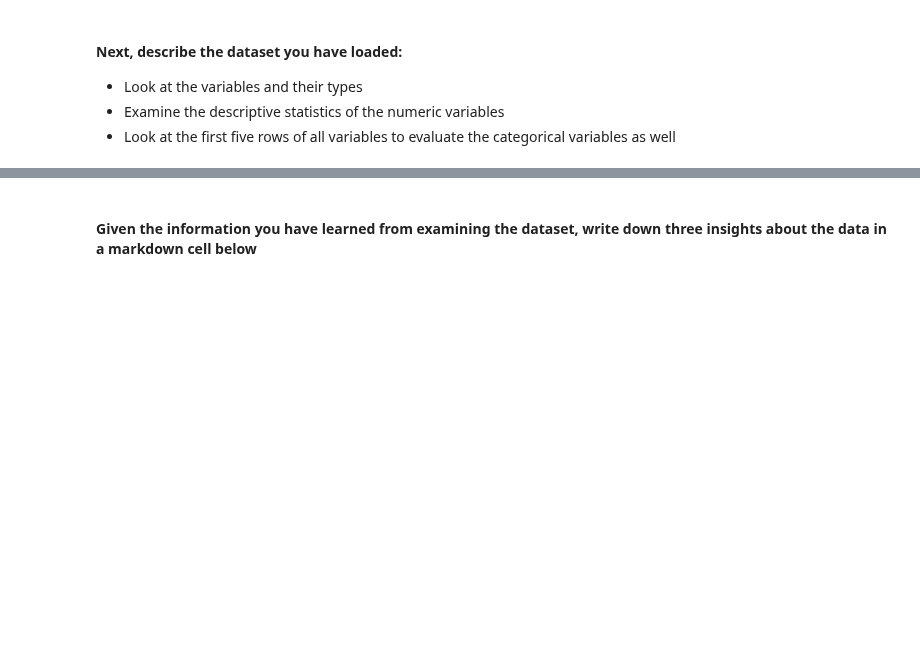
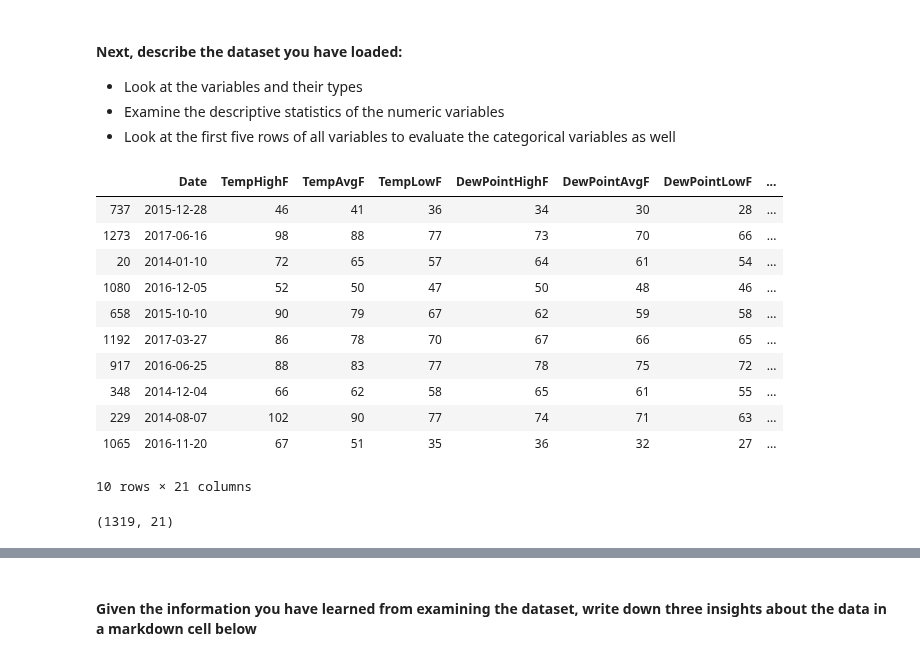
Before and after one commit to ta-data-lis/lab-intro-to-ml, a Jupyter notebook: your-code/main.ipynb, the cells around one changed output, grey strips where cells are left out. Drawn from its saved outputs; the diff is of its cells as text; code cells hidden in the pictures; blank space fills up the shorter version.

```diff
--- a/your-code/main.ipynb
+++ b/your-code/main.ipynb
@@ -27,0 +26,19 @@
+# %%
+austin.sample(10)
+# %% [output]
+|  | Date | TempHighF | TempAvgF | TempLowF | DewPointHighF | DewPointAvgF | DewPointLowF | ... |
+| 737 | 2015-12-28 | 46 | 41 | 36 | 34 | 30 | 28 | ... |
+| 1273 | 2017-06-16 | 98 | 88 | 77 | 73 | 70 | 66 | ... |
+| 20 | 2014-01-10 | 72 | 65 | 57 | 64 | 61 | 54 | ... |
+| 1080 | 2016-12-05 | 52 | 50 | 47 | 50 | 48 | 46 | ... |
+| 658 | 2015-10-10 | 90 | 79 | 67 | 62 | 59 | 58 | ... |
+| 1192 | 2017-03-27 | 86 | 78 | 70 | 67 | 66 | 65 | ... |
+| 917 | 2016-06-25 | 88 | 83 | 77 | 78 | 75 | 72 | ... |
+| 348 | 2014-12-04 | 66 | 62 | 58 | 65 | 61 | 55 | ... |
+| 229 | 2014-08-07 | 102 | 90 | 77 | 74 | 71 | 63 | ... |
+| 1065 | 2016-11-20 | 67 | 51 | 35 | 36 | 32 | 27 | ... |
+10 rows × 21 columns
+# %%
+austin.shape
+# %% [output]
+(1319, 21)
```
Also changed, not shown: parts of 59 cells of this notebook.
